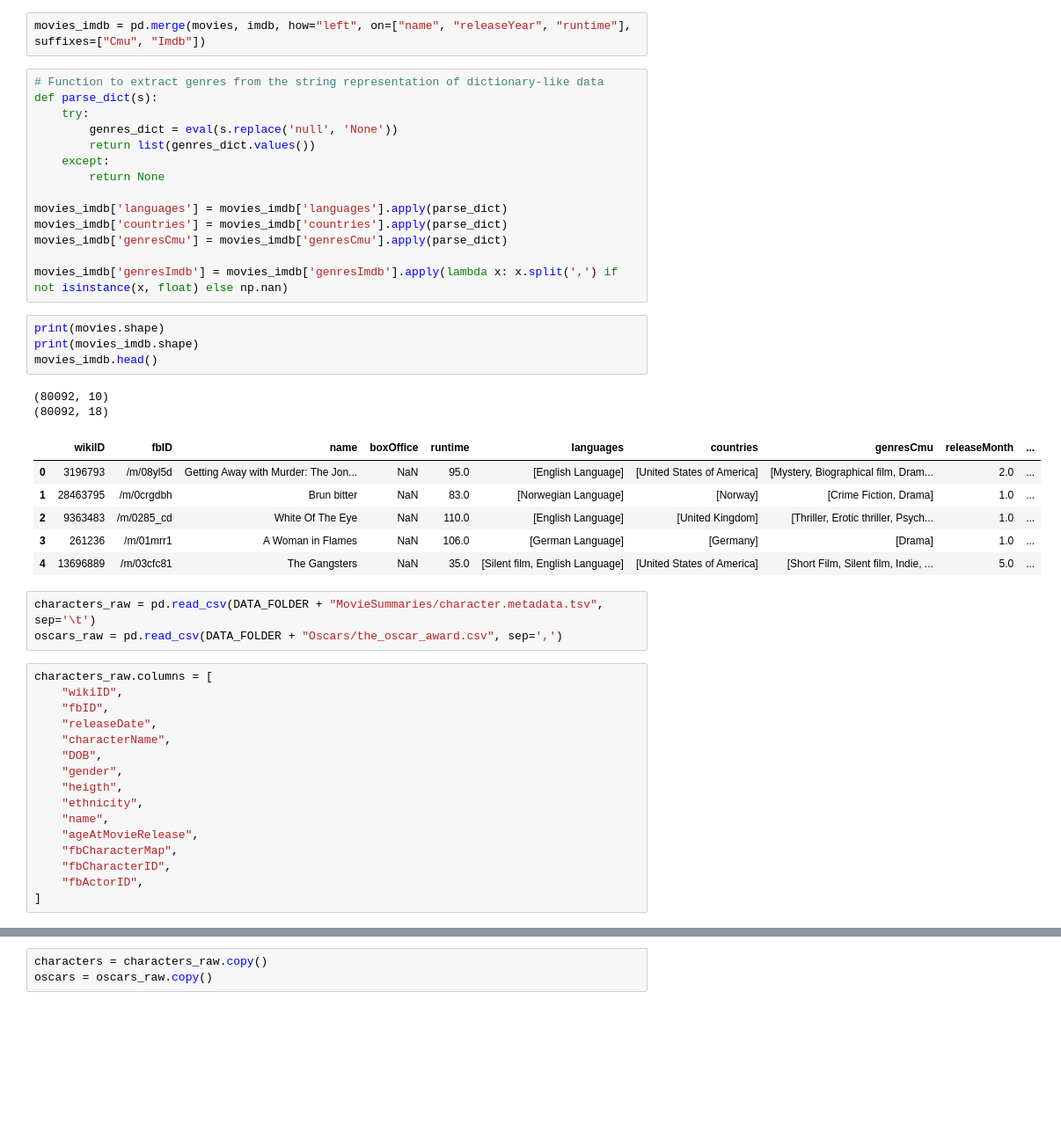
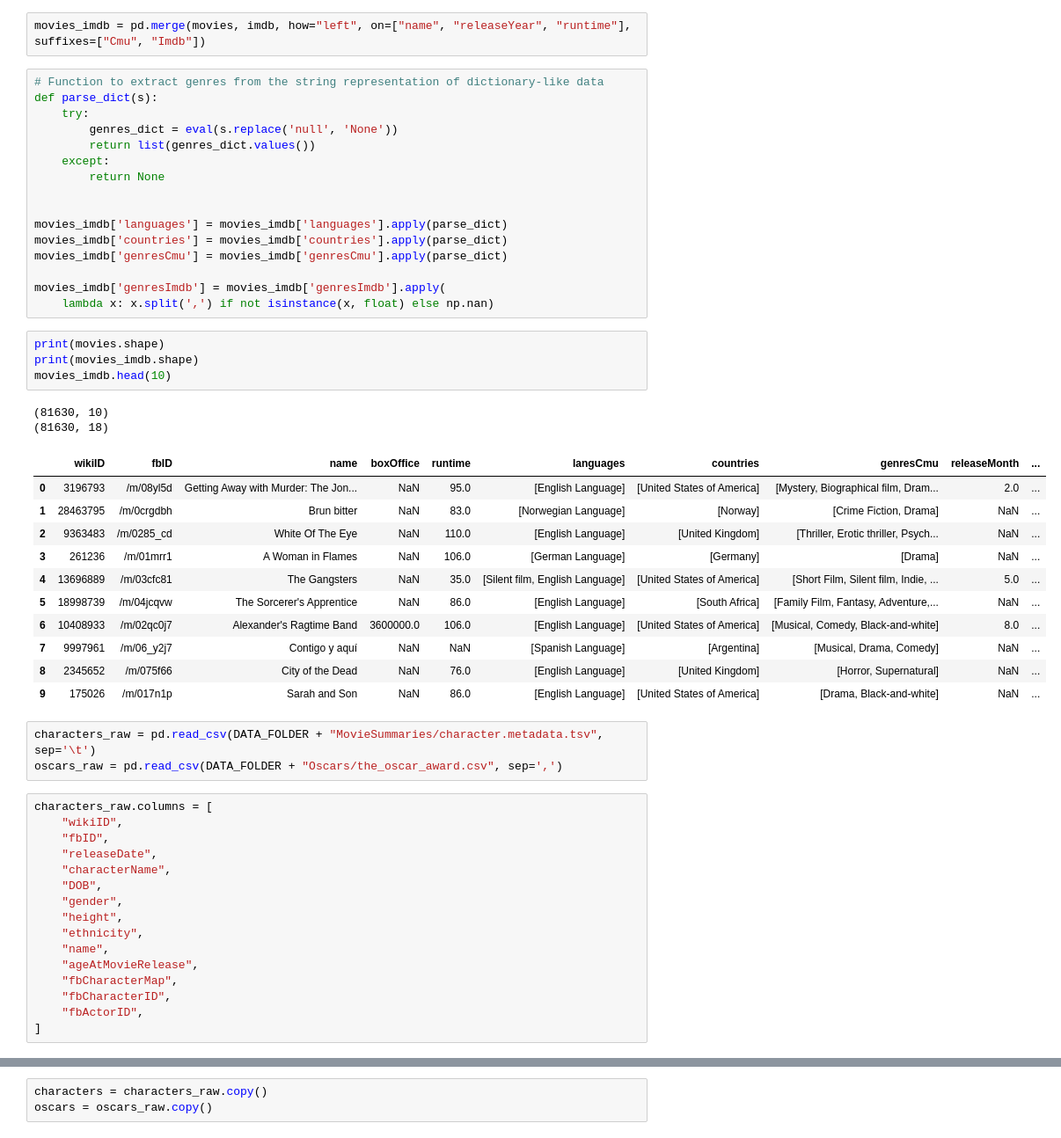
Before and after one commit to epfl-ada/ada-2023-project-lovelace, a Jupyter notebook: Code/clean.ipynb, the cells around one changed output, grey strips where cells are left out. Shown: that part at 88% size. Drawn from its saved outputs; the diff is of its cells as text; blank space fills up the shorter version.

```diff
--- a/Code/clean.ipynb
+++ b/Code/clean.ipynb
@@ -79,24 +79,31 @@ def parse_dict(s):
     except:
         return None
 
+
 movies_imdb['languages'] = movies_imdb['languages'].apply(parse_dict)
 movies_imdb['countries'] = movies_imdb['countries'].apply(parse_dict)
 movies_imdb['genresCmu'] = movies_imdb['genresCmu'].apply(parse_dict)
 
-movies_imdb['genresImdb'] = movies_imdb['genresImdb'].apply(lambda x: x.split(',') if not isinstance(x, float) else np.nan)
+movies_imdb['genresImdb'] = movies_imdb['genresImdb'].apply(
+    lambda x: x.split(',') if not isinstance(x, float) else np.nan)
 # %%
 print(movies.shape)
 print(movies_imdb.shape)
-movies_imdb.head()
+movies_imdb.head(10)
 # %% [output]
-(80092, 10)
-(80092, 18)
+(81630, 10)
+(81630, 18)
 |  | wikiID | fbID | name | boxOffice | runtime | languages | countries | genresCmu | releaseMonth | ... |
 | 0 | 3196793 | /m/08yl5d | Getting Away with Murder: The Jon... | NaN | 95.0 | [English Language] | [United States of America] | [Mystery, Biographical film, Dram... | 2.0 | ... |
-| 1 | 28463795 | /m/0crgdbh | Brun bitter | NaN | 83.0 | [Norwegian Language] | [Norway] | [Crime Fiction, Drama] | 1.0 | ... |
-| 2 | 9363483 | /m/0285_cd | White Of The Eye | NaN | 110.0 | [English Language] | [United Kingdom] | [Thriller, Erotic thriller, Psych... | 1.0 | ... |
-| 3 | 261236 | /m/01mrr1 | A Woman in Flames | NaN | 106.0 | [German Language] | [Germany] | [Drama] | 1.0 | ... |
+| 1 | 28463795 | /m/0crgdbh | Brun bitter | NaN | 83.0 | [Norwegian Language] | [Norway] | [Crime Fiction, Drama] | NaN | ... |
+| 2 | 9363483 | /m/0285_cd | White Of The Eye | NaN | 110.0 | [English Language] | [United Kingdom] | [Thriller, Erotic thriller, Psych... | NaN | ... |
+| 3 | 261236 | /m/01mrr1 | A Woman in Flames | NaN | 106.0 | [German Language] | [Germany] | [Drama] | NaN | ... |
 | 4 | 13696889 | /m/03cfc81 | The Gangsters | NaN | 35.0 | [Silent film, English Language] | [United States of America] | [Short Film, Silent film, Indie, ... | 5.0 | ... |
+| 5 | 18998739 | /m/04jcqvw | The Sorcerer's Apprentice | NaN | 86.0 | [English Language] | [South Africa] | [Family Film, Fantasy, Adventure,... | NaN | ... |
+| 6 | 10408933 | /m/02qc0j7 | Alexander's Ragtime Band | 3600000.0 | 106.0 | [English Language] | [United States of America] | [Musical, Comedy, Black-and-white] | 8.0 | ... |
+| 7 | 9997961 | /m/06_y2j7 | Contigo y aquí | NaN | NaN | [Spanish Language] | [Argentina] | [Musical, Drama, Comedy] | NaN | ... |
+| 8 | 2345652 | /m/075f66 | City of the Dead | NaN | 76.0 | [English Language] | [United Kingdom] | [Horror, Supernatural] | NaN | ... |
+| 9 | 175026 | /m/017n1p | Sarah and Son | NaN | 86.0 | [English Language] | [United States of America] | [Drama, Black-and-white] | NaN | ... |
 # %%
 characters_raw = pd.read_csv(DATA_FOLDER + "MovieSummaries/character.metadata.tsv", sep='\t')
 oscars_raw = pd.read_csv(DATA_FOLDER + "Oscars/the_oscar_award.csv", sep=',')
@@ -108,7 +115,7 @@ characters_raw.columns = [
     "characterName",
     "DOB",
     "gender",
-    "heigth",
+    "height",
     "ethnicity",
     "name",
     "ageAtMovieRelease",
```
Also changed, not shown: parts of 15 cells of this notebook.
